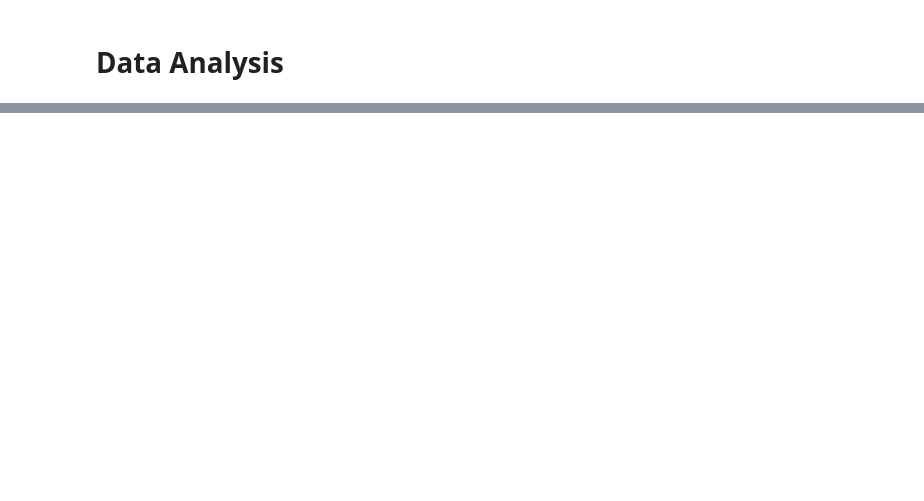
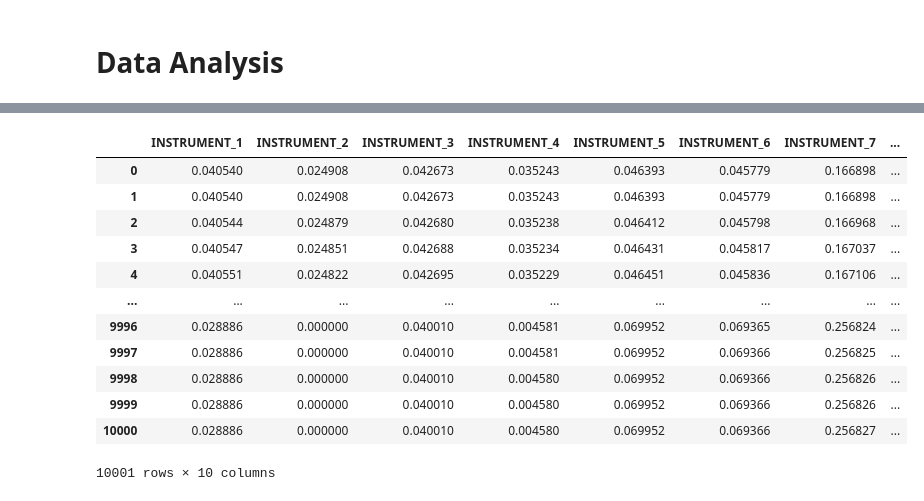
Before and after one commit to berra-dogan/man-imperial-algothon-2026, a Jupyter notebook: model.ipynb, the cells around one changed output, grey strips where cells are left out. Saved outputs shown, nothing was run; the diff lists cells and outputs as text; code cells hidden in the pictures; blank space fills up the shorter version.

Commit message:
round 4 setup and improvements

```diff
--- a/model.ipynb
+++ b/model.ipynb
@@ -304,7 +495,7 @@ Name: val_corr, dtype: float64
 def construct_weights(
     pred: pd.Series,
     confidence: float | pd.Series,
-    beta=3.0,
+    beta=7.0,
     cap=0.25,
     smooth_alpha=1.0,
     prev_weights: pd.Series | None = None,
@@ -335,7 +526,4 @@ def write_submission(weights: pd.Series, team_name: str, round_n: int, out_path=
     out.to_csv(f"{out_path}/{fname}", index=False)
     return fname
 
-w = construct_weights(pred, confidence)
-fname = write_submission(w, team_name="HiddenLabel", round_n=2, out_path=".")
-print("Wrote:", fname)
-print(w)
+w_init = construct_weights(pred, confidence)
@@ -588,0 +772,33 @@ KeyboardInterrupt:
+# %%
+w_new = w_init.copy()
+r = pred.copy().values
+
+prices = pd.read_csv(f"data/{DATE}/prices.csv").set_index('date')
+returns = prices/prices.shift() - 1
+sigma = returns.cov().values
+display(pred)
+
+lam = 200
+def gradient(w: np.ndarray, sigma: np.ndarray, r: np.ndarray) -> np.ndarray:
+    return r - lam * (sigma @ w).T
+
+param = 4.0
+last_time = 0.0
+
+weights_t = [w_new]
+
+for time in np.linspace(0, 1, 10000):
+    dt = time - last_time
+    w_new = w_new + param * dt * gradient(w_new, sigma, r)
+    w_new = np.clip(w_new, a_min=0.0, a_max=None)
+    w_new /= w_new.sum()
+
+    last_time = time
+    weights_t.append(w_new.copy())
+
+weights_t = pd.concat([x.to_frame().T for x in weights_t], axis=0, ignore_index=True)
+weights_t.plot()
+
+fname = write_submission(weights_t.iloc[-1], team_name="HiddenLabel", round_n=11, out_path=".")
+print("Wrote:", fname)
+display(weights_t.iloc[-1])
@@ -588,0 +850,16 @@ KeyboardInterrupt:
+# %%
+weights_t
+# %% [output]
+|  | INSTRUMENT_1 | INSTRUMENT_2 | INSTRUMENT_3 | INSTRUMENT_4 | INSTRUMENT_5 | INSTRUMENT_6 | INSTRUMENT_7 | ... |
+| 0 | 0.040540 | 0.024908 | 0.042673 | 0.035243 | 0.046393 | 0.045779 | 0.166898 | ... |
+| 1 | 0.040540 | 0.024908 | 0.042673 | 0.035243 | 0.046393 | 0.045779 | 0.166898 | ... |
+| 2 | 0.040544 | 0.024879 | 0.042680 | 0.035238 | 0.046412 | 0.045798 | 0.166968 | ... |
+| 3 | 0.040547 | 0.024851 | 0.042688 | 0.035234 | 0.046431 | 0.045817 | 0.167037 | ... |
+| 4 | 0.040551 | 0.024822 | 0.042695 | 0.035229 | 0.046451 | 0.045836 | 0.167106 | ... |
+| ... | ... | ... | ... | ... | ... | ... | ... | ... |
+| 9996 | 0.028886 | 0.000000 | 0.040010 | 0.004581 | 0.069952 | 0.069365 | 0.256824 | ... |
+| 9997 | 0.028886 | 0.000000 | 0.040010 | 0.004581 | 0.069952 | 0.069366 | 0.256825 | ... |
+| 9998 | 0.028886 | 0.000000 | 0.040010 | 0.004580 | 0.069952 | 0.069366 | 0.256826 | ... |
+| 9999 | 0.028886 | 0.000000 | 0.040010 | 0.004580 | 0.069952 | 0.069366 | 0.256826 | ... |
+| 10000 | 0.028886 | 0.000000 | 0.040010 | 0.004580 | 0.069952 | 0.069366 | 0.256827 | ... |
+10001 rows × 10 columns
```
Also changed, not shown: parts of 14 cells of this notebook, 8 other files.
